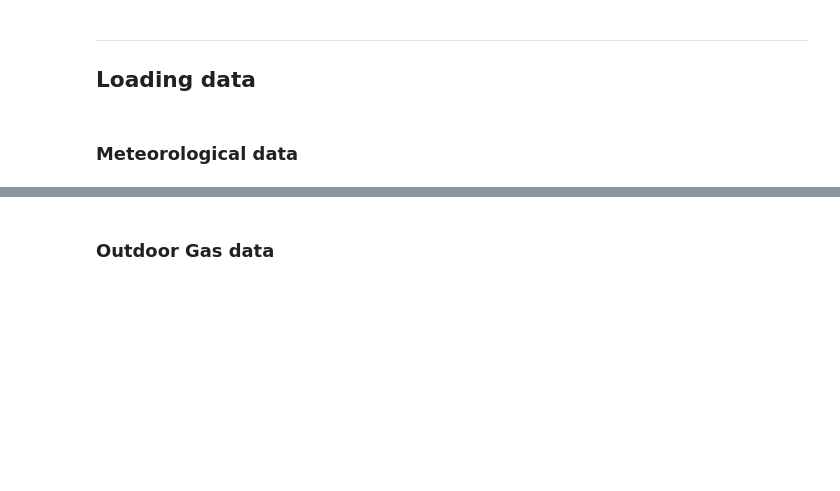
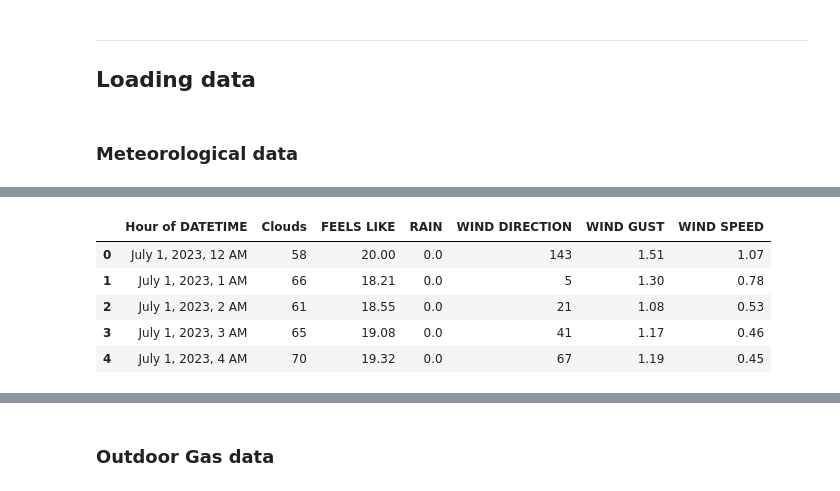
Before and after one commit to sabirinID/Nafas-Air-Quality, a Jupyter notebook: Docs/1-Exploratory-Data-Analysis.ipynb, the cells around one changed output, grey strips where cells are left out. Cells and saved outputs as stored; diff of their text form; code cells hidden in the pictures; blank space fills up the shorter version.

```diff
--- a/Docs/1-Exploratory-Data-Analysis.ipynb
+++ b/Docs/1-Exploratory-Data-Analysis.ipynb
@@ -58,3 +58,13 @@ meteorology.head()
 | 2 | July 1, 2023, 12 AM | 58 | 20 | 0 | 143 | 1.51 | 1.07 | 10 | ... |
 | 3 | July 1, 2023, 1 AM | 66 | 18.21 | 0 | 5 | 1.3 | 0.78 | 6 | ... |
 | 4 | July 1, 2023, 2 AM | 61 | 18.55 | 0 | 21 | 1.08 | 0.53 | 8 | ... |
+# %%
+ancol = pd.read_excel('https://github.com/sabirinID/Nafas-Air-Quality-Analysis/raw/main/Dataset/meteo%20data%20hourly.xlsx', header=2, usecols="A:G")
+ancol.head()
+# %% [output]
+|  | Hour of DATETIME | Clouds | FEELS LIKE | RAIN | WIND DIRECTION | WIND GUST | WIND SPEED |
+| 0 | July 1, 2023, 12 AM | 58 | 20.00 | 0.0 | 143 | 1.51 | 1.07 |
+| 1 | July 1, 2023, 1 AM | 66 | 18.21 | 0.0 | 5 | 1.30 | 0.78 |
+| 2 | July 1, 2023, 2 AM | 61 | 18.55 | 0.0 | 21 | 1.08 | 0.53 |
+| 3 | July 1, 2023, 3 AM | 65 | 19.08 | 0.0 | 41 | 1.17 | 0.46 |
+| 4 | July 1, 2023, 4 AM | 70 | 19.32 | 0.0 | 67 | 1.19 | 0.45 |
```
Also changed, not shown: parts of 7 cells of this notebook.
